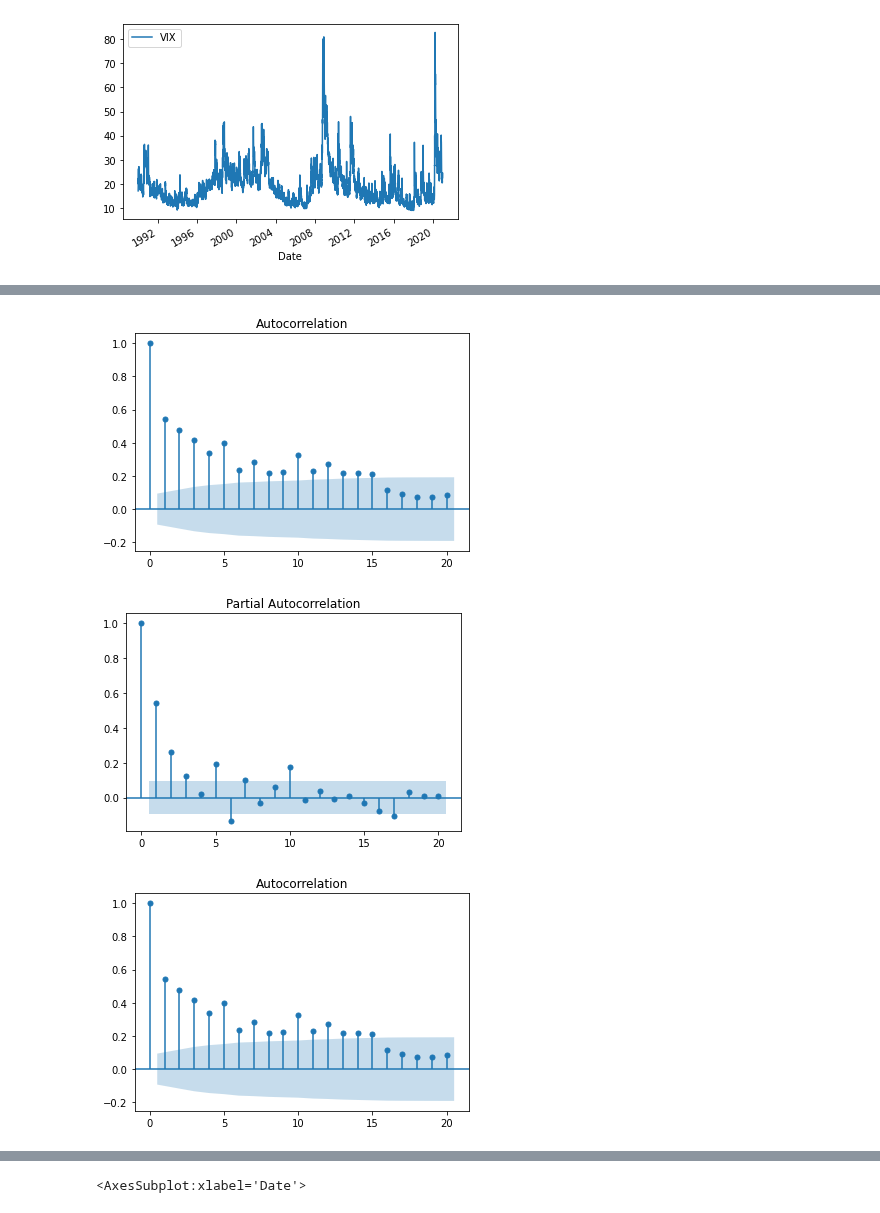
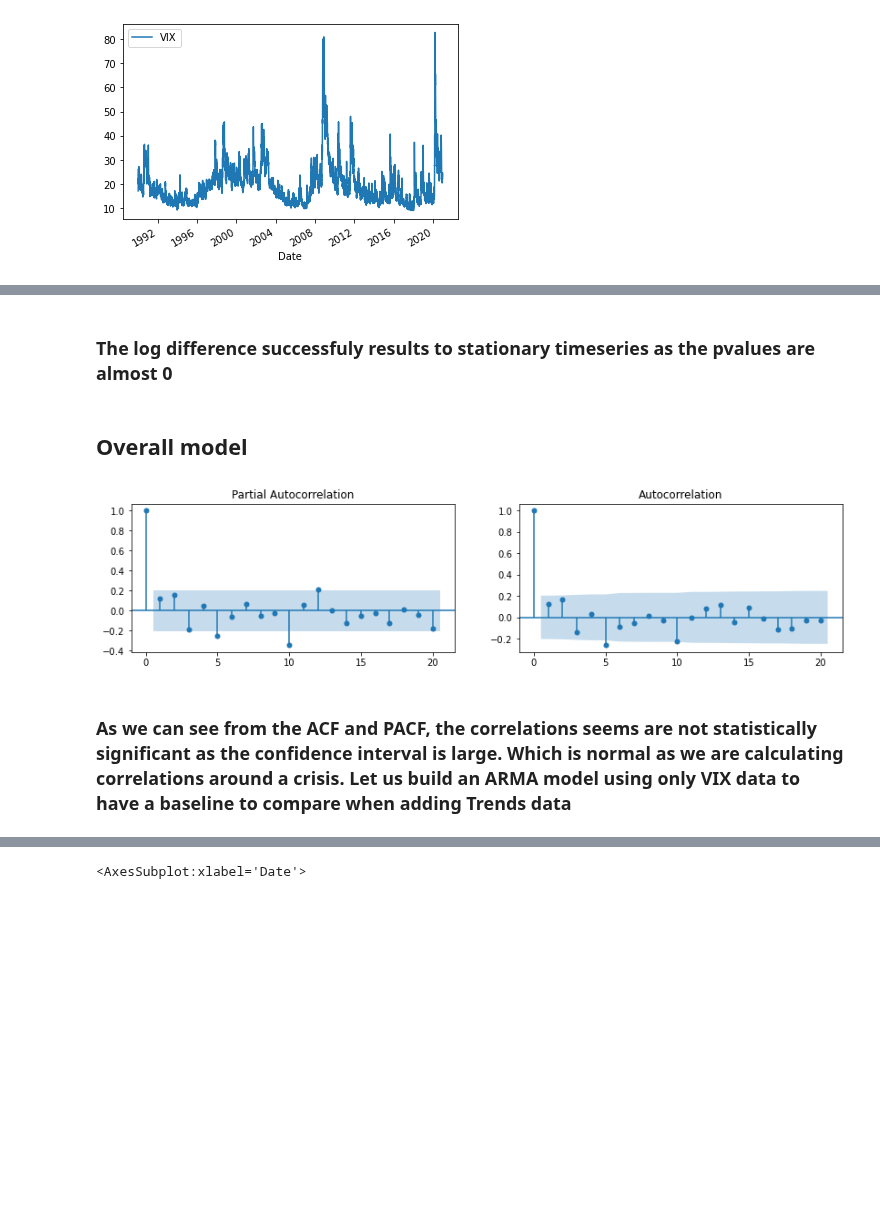
Before and after one commit to epfl-ada/ada-2020-project-milestone-p3-p3_tak, a Jupyter notebook: VIX.ipynb, the cells around one changed output, grey strips where cells are left out. Saved outputs shown, nothing was run; the diff lists cells and outputs as text; code cells hidden in the pictures; blank space fills up the shorter version.

```diff
--- a/VIX.ipynb
+++ b/VIX.ipynb
@@ -62,7 +67,7 @@ df_merged.plot()
 # %%
 import yfinance as yf
 vix_obj = yf.Ticker("^VIX")
-df_vix = vix_obj.history(period="max")
-df_vix=df_vix['Close'].to_frame()
-df_vix.rename(columns={'Close':'VIX'},inplace=True)
+df_market = vix_obj.history(period="max")
+df_market=df_market['Close'].to_frame()
+df_market.rename(columns={'Close':'VIX'},inplace=True)
 # %%
@@ -87,13 +95,12 @@ keywords=['stock market','mortgage','bankrupcy','loan']
 # %%
-df_vix['VIX_stat']=np.log(df_vix['VIX'])-np.log(df_vix['VIX'].shift(1))
+# df_vix['VIX_stat']=np.log(df_vix['VIX'])-np.log(df_vix['VIX'].shift(1))
 df_trends=df_merged
-# df_trends=np.log(df_trends)-np.log(df_trends.shift(1))
-# df_trends=df_trends.shift(1)
 
-df_vix=pd.merge(df_vix,df_trends,how='left',left_index=True,right_index=True)
-df_vix=np.abs(df_vix-df_vix.shift(1))
-df_vix[keywords]=df_vix[keywords].rolling(20).mean()
+df_market=pd.merge(df_market,df_trends,how='left',left_index=True,right_index=True)
+# df_vix=np.abs(df_vix-df_vix.shift(1))
+# df_vix[keywords]=df_vix[keywords].rolling(20).mean()
 
-df_vix.dropna(inplace=True)
-df_vix.index=pd.to_datetime(df_vix.index)
-df_vix=df_vix[['VIX'] + keywords]
+df_market.dropna(inplace=True)
+df_market.index=pd.to_datetime(df_market.index)
+df_market=df_market[['VIX'] + keywords]
+df_market.index=pd.to_datetime(df_market.index)
@@ -99,0 +120,4 @@ df_vix=df_vix[['VIX'] + keywords]
+# %%
+df_vix=df_market['VIX'].resample('1W').last().to_frame()
+df_vix[keywords]=df_market[keywords].resample('1W').mean()
+df_vix.plot(subplots=True, layout=(3,3),figsize=(15,15))
@@ -99,0 +147,9 @@ df_vix=df_vix[['VIX'] + keywords]
+# %%
+#Making the timeseries stationary by log difference (most used by practionners)
+df_vix=df_vix-df_vix.shift(1)
+df_vix.dropna(inplace=True)
+
+column_names=df_vix.columns
+ADF_pvalues=[adfuller(df_vix[column_name],regression='nc')[1] for column_name in column_names]
+df_pvalues = pd.DataFrame(list(zip(column_names, ADF_pvalues)), columns =['Indicators', 'pvalue'])
+df_pvalues.round(5)
@@ -100,10 +184,17 @@ df_vix=df_vix[['VIX'] + keywords]
+# %% [markdown]
+### The log difference successfuly results to stationary timeseries as the pvalues are almost 0
+# %% [markdown]
+## Overall model
 # %%
 from statsmodels.graphics.tsaplots import plot_pacf, plot_acf
-plot_pacf(df_vix['VIX'], lags=20)
-plot_acf(df_vix['VIX'], lags=20)
+fig, axs = plt.subplots(1, 2, figsize=(14,3))
+
+plot_pacf(df_vix['VIX'], lags=20, ax=axs[0])
+plot_acf(df_vix['VIX'], lags=20, ax=axs[1])
+plt.show()
 # %% [output]
-[figure, old version]
+[figure, new version]
-[figure, removed]
-[figure, removed]
+# %% [markdown]
+### As we can see from the ACF and PACF, the correlations seems are not statistically significant as the confidence interval is large. Which is normal as we are calculating correlations around a crisis. Let us build an ARMA model using only VIX data to have a baseline to compare when adding Trends data
 # %%
 from statsmodels.tsa.arima.model import ARIMA
```
Also changed, not shown: parts of 25 cells of this notebook.
